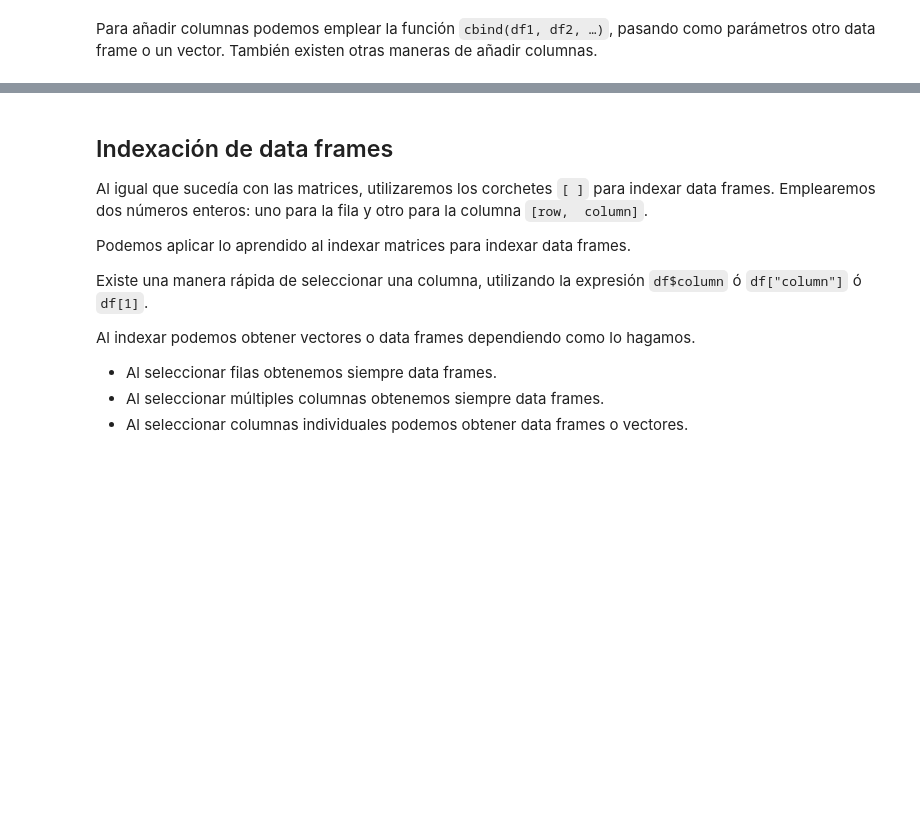
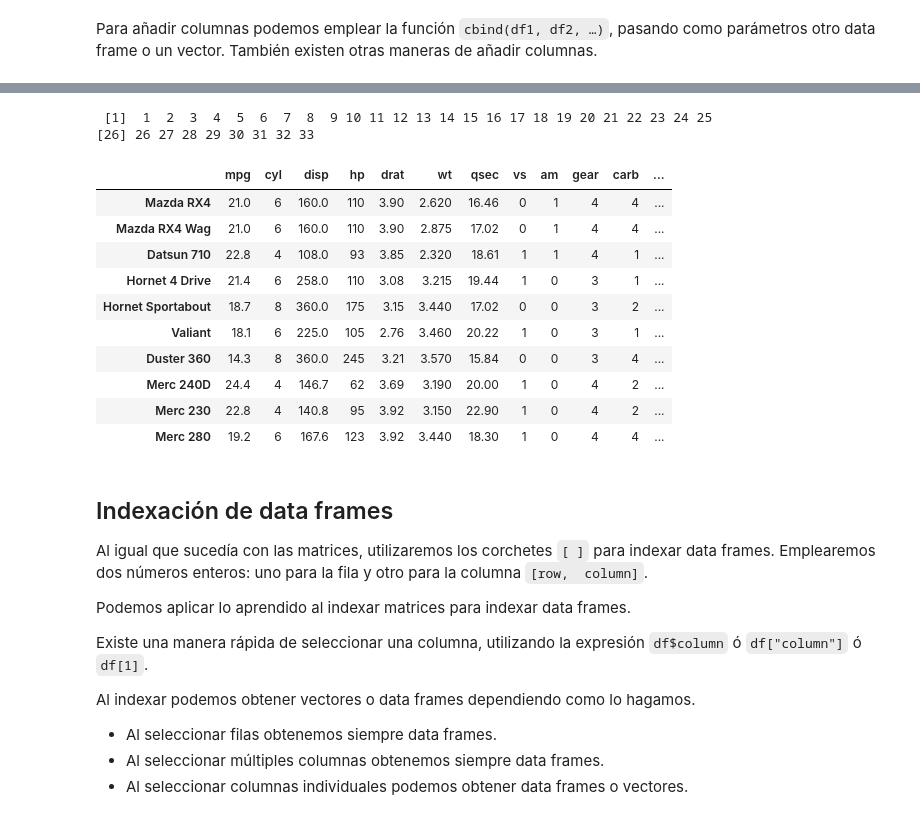
Before and after one commit to huanlui/intro-to-r-notebooks, a Jupyter notebook: 04_Data_Structures_Data_Frame_Student.ipynb, the cells around one changed output, grey strips where cells are left out. Cells and saved outputs as stored; diff of their text form; code cells hidden in the pictures; blank space fills up the shorter version.

Commit message:
Dataframe

```diff
--- a/04_Data_Structures_Data_Frame_Student.ipynb
+++ b/04_Data_Structures_Data_Frame_Student.ipynb
@@ -89,0 +235,2 @@ df <- cbind(df, v)
+# %%
+df[1, 'copyofhp'] = 200
@@ -90,3 +260,24 @@ df <- cbind(df, v)
+# %%
+v <- 1:nrow(df)
+v
+# %% [output]
+ [1]  1  2  3  4  5  6  7  8  9 10 11 12 13 14 15 16 17 18 19 20 21 22 23 24 25
+[26] 26 27 28 29 30 31 32 33
+# %%
+df <- cbind(df, v)
+head(df,10)
+# %% [output]
+|  | mpg | cyl | disp | hp | drat | wt | qsec | vs | am | gear | carb | ... |
+| Mazda RX4 | 21.0 | 6 | 160.0 | 110 | 3.90 | 2.620 | 16.46 | 0 | 1 | 4 | 4 | ... |
+| Mazda RX4 Wag | 21.0 | 6 | 160.0 | 110 | 3.90 | 2.875 | 17.02 | 0 | 1 | 4 | 4 | ... |
+| Datsun 710 | 22.8 | 4 | 108.0 | 93 | 3.85 | 2.320 | 18.61 | 1 | 1 | 4 | 1 | ... |
+| Hornet 4 Drive | 21.4 | 6 | 258.0 | 110 | 3.08 | 3.215 | 19.44 | 1 | 0 | 3 | 1 | ... |
+| Hornet Sportabout | 18.7 | 8 | 360.0 | 175 | 3.15 | 3.440 | 17.02 | 0 | 0 | 3 | 2 | ... |
+| Valiant | 18.1 | 6 | 225.0 | 105 | 2.76 | 3.460 | 20.22 | 1 | 0 | 3 | 1 | ... |
+| Duster 360 | 14.3 | 8 | 360.0 | 245 | 3.21 | 3.570 | 15.84 | 0 | 0 | 3 | 4 | ... |
+| Merc 240D | 24.4 | 4 | 146.7 | 62 | 3.69 | 3.190 | 20.00 | 1 | 0 | 4 | 2 | ... |
+| Merc 230 | 22.8 | 4 | 140.8 | 95 | 3.92 | 3.150 | 22.90 | 1 | 0 | 4 | 2 | ... |
+| Merc 280 | 19.2 | 6 | 167.6 | 123 | 3.92 | 3.440 | 18.30 | 1 | 0 | 4 | 4 | ... |
 # %% [markdown]
 ## Indexación de data frames
 
```
Also changed, not shown: parts of 83 cells of this notebook.
